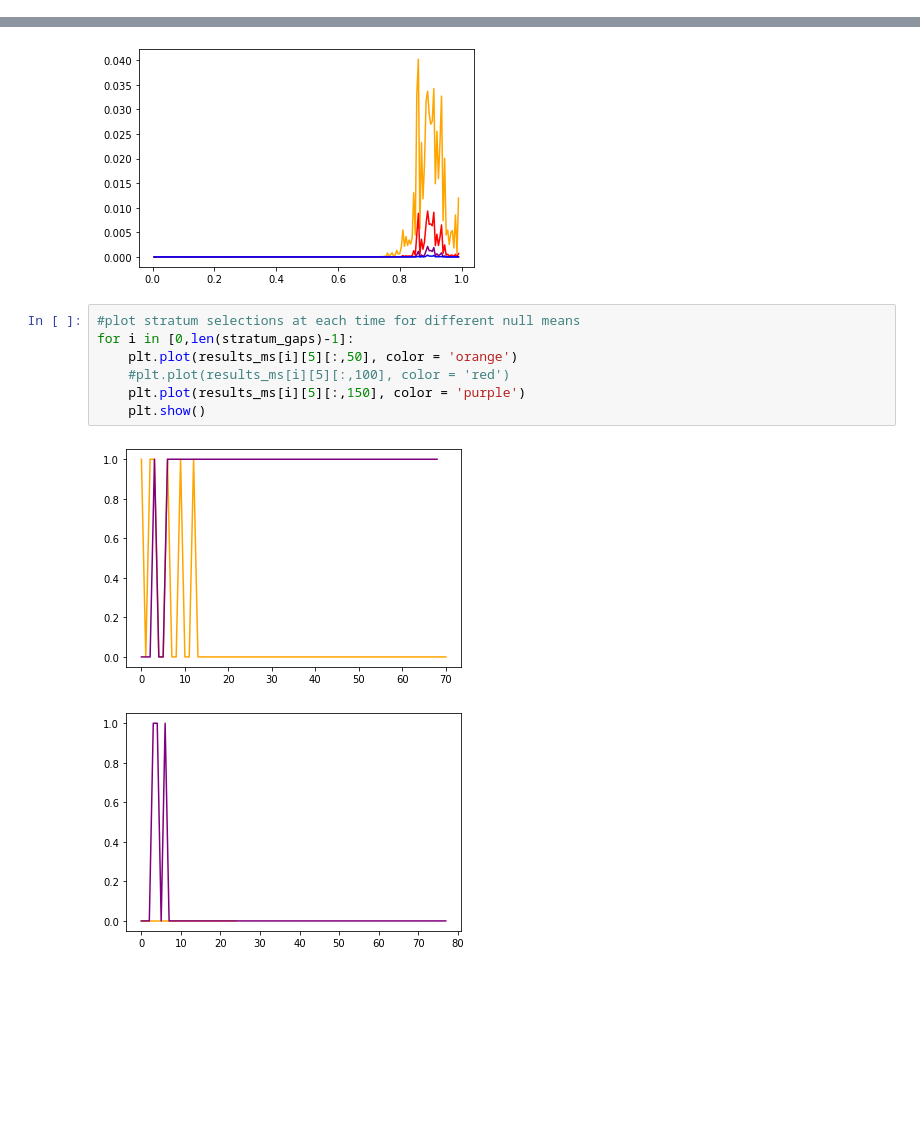
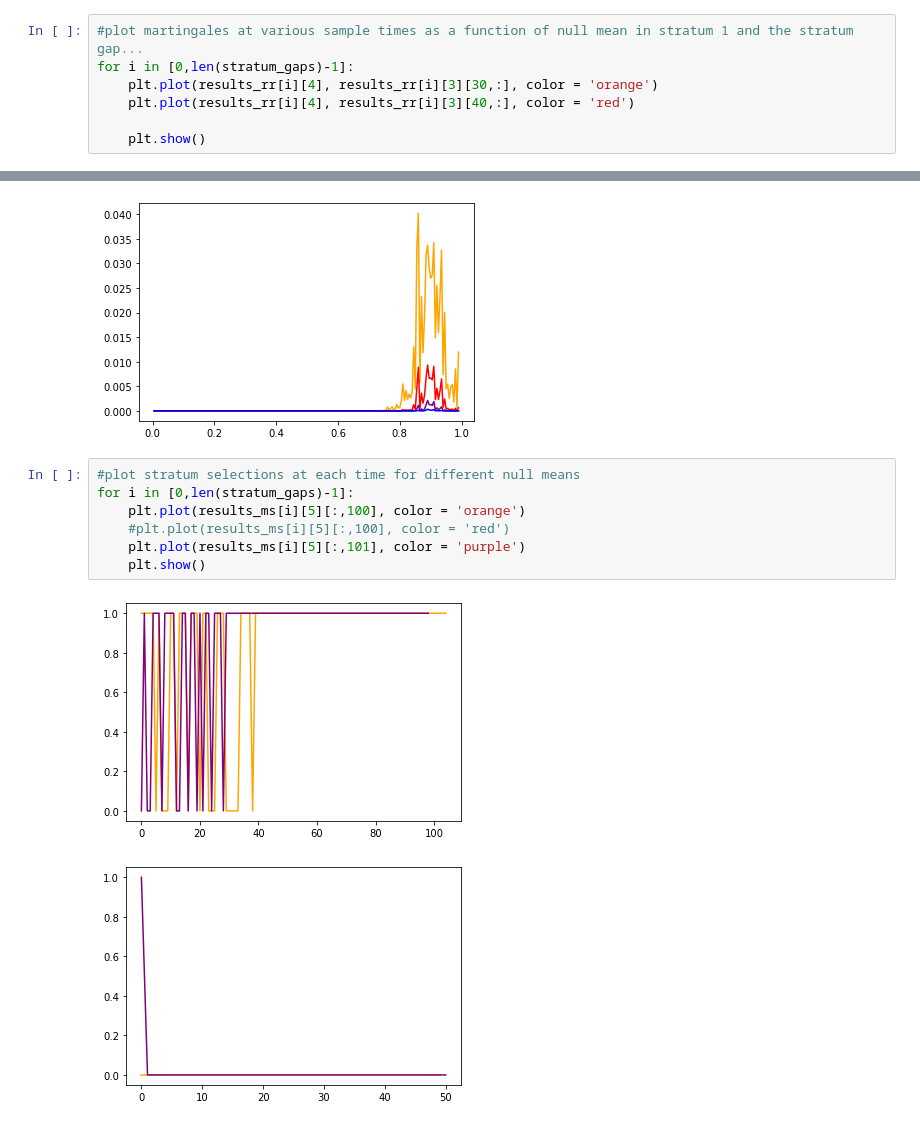
Before and after one commit to spertus/UI-TS, a Jupyter notebook: Code/stratMartExample.ipynb, the cells around one changed output, grey strips where cells are left out. Saved outputs shown, nothing was run; the diff lists cells and outputs as text; blank space fills up the shorter version.

```diff
--- a/Code/stratMartExample.ipynb
+++ b/Code/stratMartExample.ipynb
@@ -84,3 +98,10 @@ for i in [0,len(stratum_gaps)-1]:
 # %% [output]
 [figure]
 [figure]
+# %%
+#plot martingales at various sample times as a function of null mean in stratum 1 and the stratum gap...
+for i in [0,len(stratum_gaps)-1]:
+    plt.plot(results_rr[i][4], results_rr[i][3][30,:], color = 'orange')
+    plt.plot(results_rr[i][4], results_rr[i][3][40,:], color = 'red')
+
+    plt.show()
@@ -124,10 +173,10 @@ for i in [0,len(stratum_gaps)-1]:
 # %%
 #plot stratum selections at each time for different null means
 for i in [0,len(stratum_gaps)-1]:
-    plt.plot(results_ms[i][5][:,50], color = 'orange')
+    plt.plot(results_ms[i][5][:,100], color = 'orange')
     #plt.plot(results_ms[i][5][:,100], color = 'red')
-    plt.plot(results_ms[i][5][:,150], color = 'purple')
+    plt.plot(results_ms[i][5][:,101], color = 'purple')
     plt.show()
 # %% [output]
-[figure, old version]
+[figure, new version]
-[figure, old version]
+[figure, new version]
```
Also changed, not shown: parts of 24 cells of this notebook, 1 other file.
